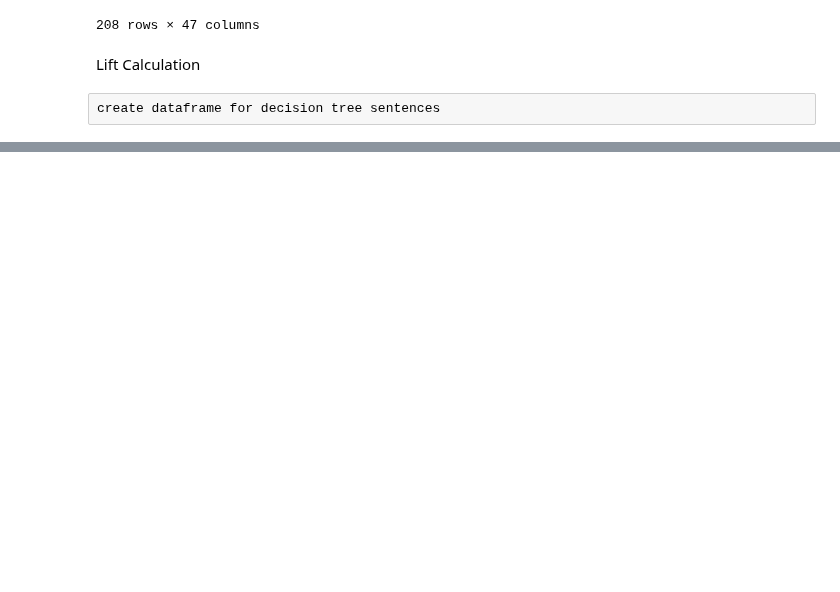
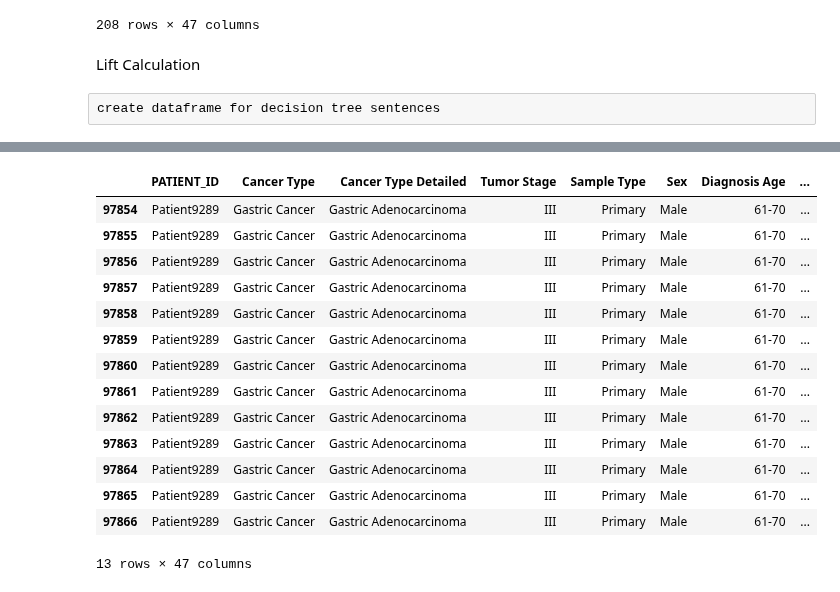
Before and after one commit to Taneun/OncoHypothesis-LLM-Ranker, a Jupyter notebook: pan_cancer/tal_data_preprocessing_new.ipynb, the cells around one changed output, grey strips where cells are left out. Cells and saved outputs as stored; diff of their text form; code cells hidden in the pictures; blank space fills up the shorter version.

```diff
--- a/pan_cancer/tal_data_preprocessing_new.ipynb
+++ b/pan_cancer/tal_data_preprocessing_new.ipynb
@@ -1225,0 +1262,22 @@ print(classification_report(y_test, predictions))
+# %%
+df = data_for_model[data_for_model["Event_Info"].str.startswith("LRRC28", na=False)]
+df #["PATIENT_ID"].unique()
+# df = df[df["Sex"] == ""]
+# df.groupby("Sex").size()
+# df["Event"]
+# %% [output]
+|  | PATIENT_ID | Cancer Type | Cancer Type Detailed | Tumor Stage | Sample Type | Sex | Diagnosis Age | ... |
+| 97854 | Patient9289 | Gastric Cancer | Gastric Adenocarcinoma | III | Primary | Male | 61-70 | ... |
+| 97855 | Patient9289 | Gastric Cancer | Gastric Adenocarcinoma | III | Primary | Male | 61-70 | ... |
+| 97856 | Patient9289 | Gastric Cancer | Gastric Adenocarcinoma | III | Primary | Male | 61-70 | ... |
+| 97857 | Patient9289 | Gastric Cancer | Gastric Adenocarcinoma | III | Primary | Male | 61-70 | ... |
+| 97858 | Patient9289 | Gastric Cancer | Gastric Adenocarcinoma | III | Primary | Male | 61-70 | ... |
+| 97859 | Patient9289 | Gastric Cancer | Gastric Adenocarcinoma | III | Primary | Male | 61-70 | ... |
+| 97860 | Patient9289 | Gastric Cancer | Gastric Adenocarcinoma | III | Primary | Male | 61-70 | ... |
+| 97861 | Patient9289 | Gastric Cancer | Gastric Adenocarcinoma | III | Primary | Male | 61-70 | ... |
+| 97862 | Patient9289 | Gastric Cancer | Gastric Adenocarcinoma | III | Primary | Male | 61-70 | ... |
+| 97863 | Patient9289 | Gastric Cancer | Gastric Adenocarcinoma | III | Primary | Male | 61-70 | ... |
+| 97864 | Patient9289 | Gastric Cancer | Gastric Adenocarcinoma | III | Primary | Male | 61-70 | ... |
+| 97865 | Patient9289 | Gastric Cancer | Gastric Adenocarcinoma | III | Primary | Male | 61-70 | ... |
+| 97866 | Patient9289 | Gastric Cancer | Gastric Adenocarcinoma | III | Primary | Male | 61-70 | ... |
+13 rows × 47 columns
```
Also changed, not shown: parts of 3 cells of this notebook, 3 other files.
